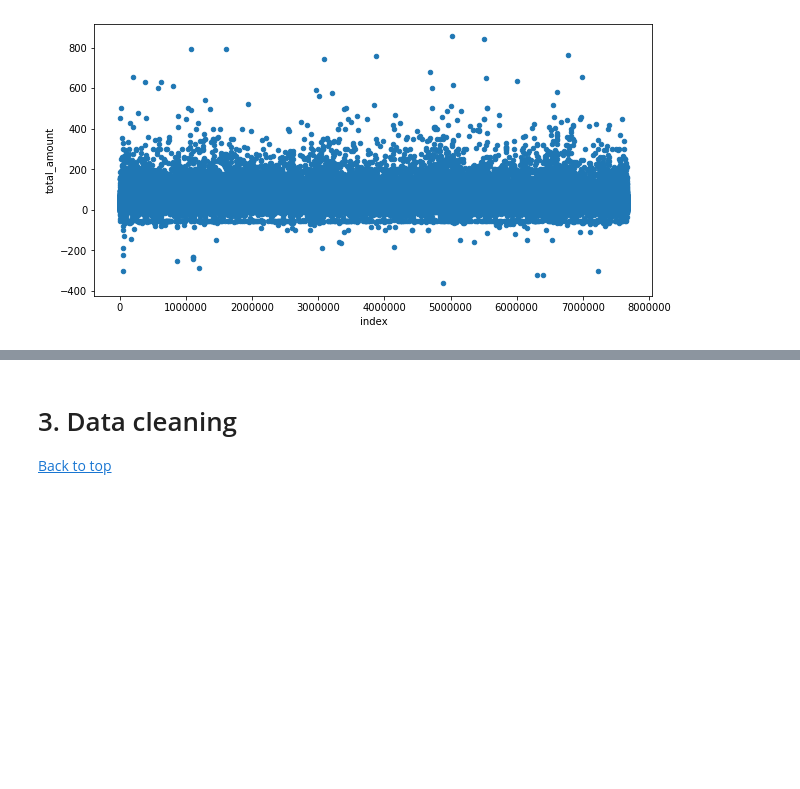
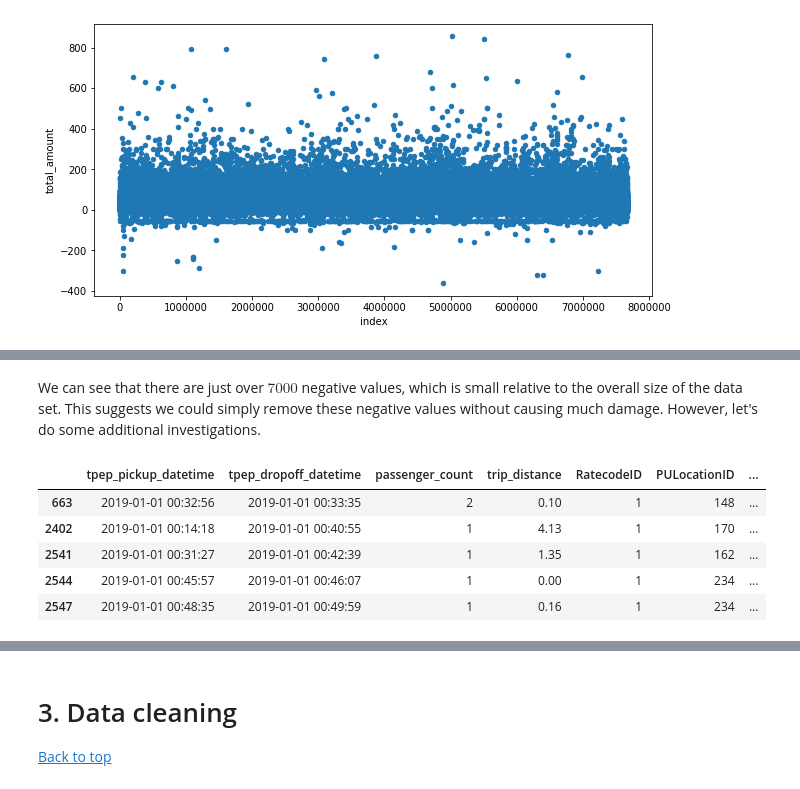
Before and after one commit to dom-emery96/New-York-Taxi-Analysis, a Jupyter notebook: Module 2.ipynb, the cells around one changed output, grey strips where cells are left out. Cells and saved outputs as stored; diff of their text form; code cells hidden in the pictures; blank space fills up the shorter version.

```diff
--- a/Module 2.ipynb
+++ b/Module 2.ipynb
@@ -120,0 +136,11 @@ taxi_data[taxi_data["total_amount"] < 1000].reset_index().plot(kind = "scatter",
+# %% [markdown]
+We can see that there are just over $7000$ negative values, which is small relative to the overall size of the data set. This suggests we could simply remove these negative values without causing much damage. However, let's do some additional investigations.
+# %%
+taxi_data[taxi_data["total_amount"]<0].head()
+# %% [output]
+|  | tpep_pickup_datetime | tpep_dropoff_datetime | passenger_count | trip_distance | RatecodeID | PULocationID | ... |
+| 663 | 2019-01-01 00:32:56 | 2019-01-01 00:33:35 | 2 | 0.10 | 1 | 148 | ... |
+| 2402 | 2019-01-01 00:14:18 | 2019-01-01 00:40:55 | 1 | 4.13 | 1 | 170 | ... |
+| 2541 | 2019-01-01 00:31:27 | 2019-01-01 00:42:39 | 1 | 1.35 | 1 | 162 | ... |
+| 2544 | 2019-01-01 00:45:57 | 2019-01-01 00:46:07 | 1 | 0.00 | 1 | 234 | ... |
+| 2547 | 2019-01-01 00:48:35 | 2019-01-01 00:49:59 | 1 | 0.16 | 1 | 234 | ... |
```
Also changed, not shown: parts of 31 cells of this notebook.
